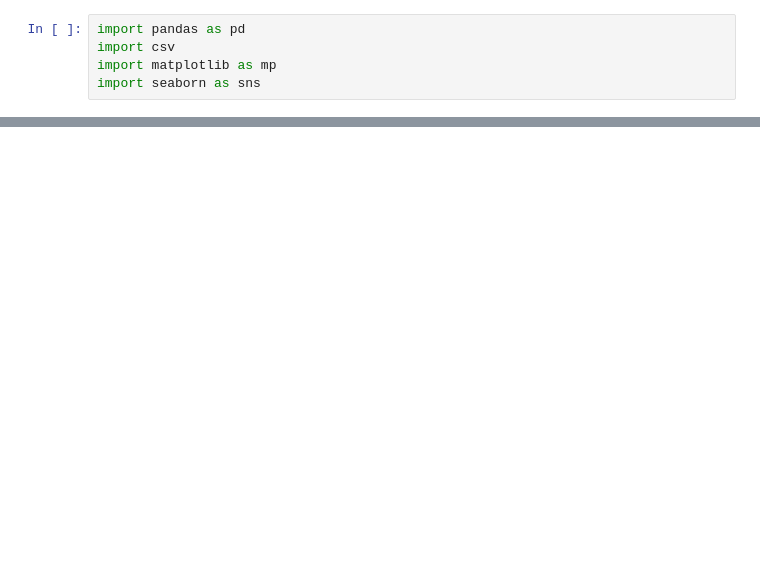
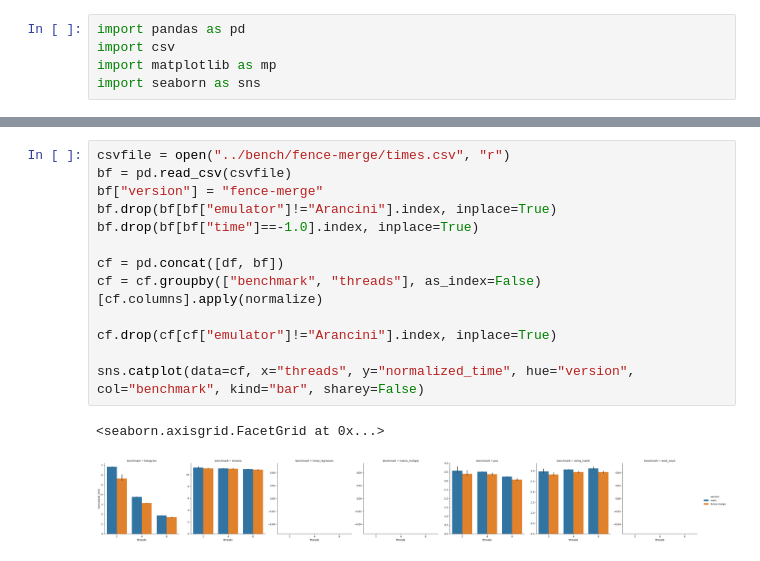
Before and after one commit to binary-translation/arancini-exploration, a Jupyter notebook: scripts/plot.ipynb, the cells around one changed output, grey strips where cells are left out. Saved outputs shown, nothing was run; the diff lists cells and outputs as text; blank space fills up the shorter version.

```diff
--- a/scripts/plot.ipynb
+++ b/scripts/plot.ipynb
@@ -78,0 +62,16 @@ sns.catplot(data=mr, x="threads", y="time", hue="emulator", legend=None, col="be
+# %%
+csvfile = open("../bench/fence-merge/times.csv", "r")
+bf = pd.read_csv(csvfile)
+bf["version"] = "fence-merge"
+bf.drop(bf[bf["emulator"]!="Arancini"].index, inplace=True)
+bf.drop(bf[bf["time"]==-1.0].index, inplace=True)
+
+cf = pd.concat([df, bf])
+cf = cf.groupby(["benchmark", "threads"], as_index=False)[cf.columns].apply(normalize)
+
+cf.drop(cf[cf["emulator"]!="Arancini"].index, inplace=True)
+
+sns.catplot(data=cf, x="threads", y="normalized_time", hue="version", col="benchmark", kind="bar", sharey=False)
+# %% [output]
+<seaborn.axisgrid.FacetGrid at 0x...>
+[figure, added]
```
Also changed, not shown: parts of 1 cell of this notebook, 5 other files.
